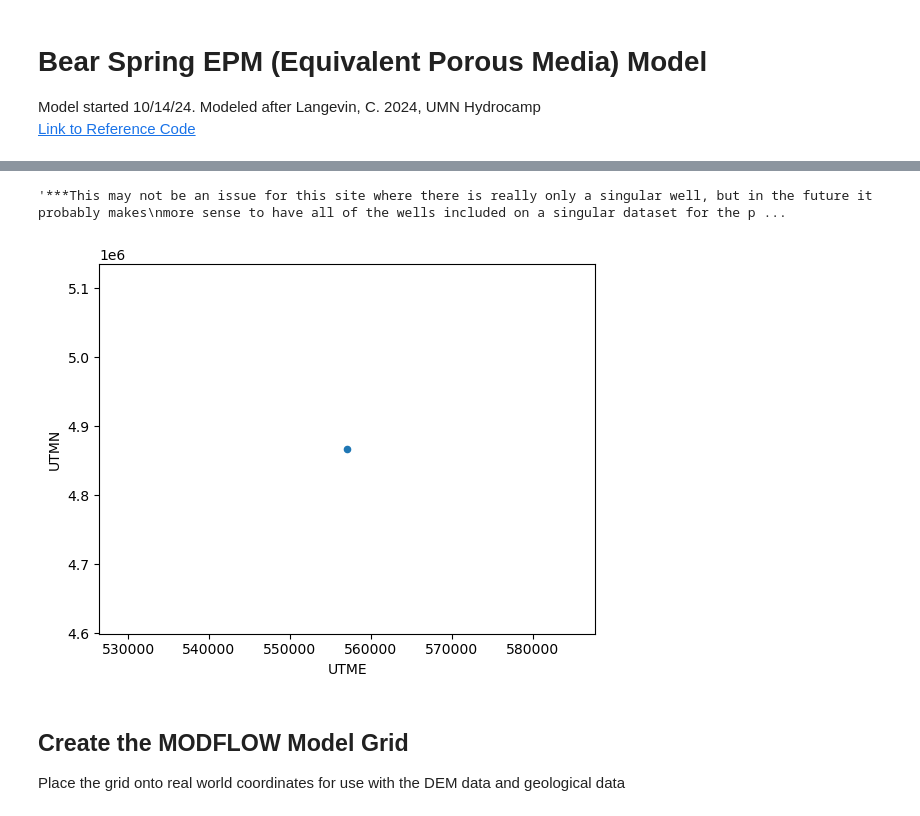
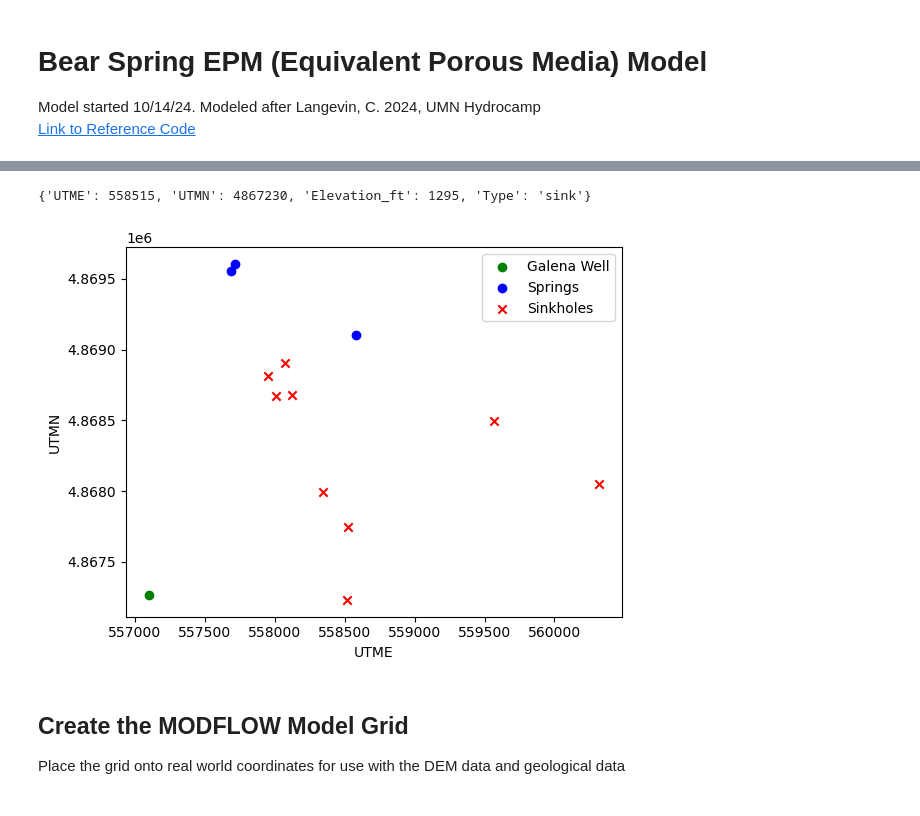
Before and after one commit to Csaucer/BearSpringUMN, a Jupyter notebook: EPM/EPM.ipynb, the cells around one changed output, grey strips where cells are left out. Cells and saved outputs as stored; diff of their text form; code cells hidden in the pictures.

Commit message:
Added in karst feature points of springs and sinkholes, re-adjusted the grid to contain the aforementioned features.

```diff
--- a/EPM/EPM.ipynb
+++ b/EPM/EPM.ipynb
@@ -25,6 +26,11 @@ Import DTW in Galena Well
 #Import the metadata for the Galena well (Mostly location data)
 f = pl.Path('./data/galena_well_metadata_USGS.csv')
 galena_df = pd.read_csv(f)
+
+#Import the spring and sinkhole data
+f = pl.Path("./data/karst_features.csv")
+karst_df = pd.read_csv(f)
+karst_df = karst_df.set_index("ID")# set the index for the karst_df dataframe to be based on the name of the feature ID
 
 #Set the path to the USGS datafile
 f = pl.Path("./data/galena_well_12_19_23_8_13_24_USGS.csv")
@@ -44,15 +50,16 @@ gwElev_df = gwElev_df.drop(gwElev_df.index[0]).reset_index(drop=True)
 #Import water temperature data
 gwTemp_df = pd.read_csv(f, usecols = ['datetime', 'Wtemp_C'])
 gwTemp_df = gwTemp_df.drop(gwTemp_df.index[0]).reset_index(drop=True)
-
-
-'''**It may make more sense, in hindsight, to have the timeseries data all together? And maybe with all of the well
-metadata as well'''
-
-'''***This may not be an issue for this site where there is really only a singular well, but in the future it probably makes
-more sense to have all of the wells included on a singular dataset for the purposes of iteration and oragnization'''
-# %% [output]
-'***This may not be an issue for this site where there is really only a singular well, but in the future it probably makes\nmore sense to have all of the wells included on a singular dataset for the p ...
+# %%
+#create a fxn to return a dictionary of spring and sinkhole attributes
+
+def get_karst_data(ID):
+    return karst_df.loc[ID].to_dict()
+
+#Test the above function
+get_karst_data('55D54')
+# %% [output]
+{'UTME': 558515, 'UTMN': 4867230, 'Elevation_ft': 1295, 'Type': 'sink'}
 # %%
 #Convert the Latt and Long to UTM easting and UTM northing using NAD88
 to_UTM = Proj(proj='utm', zone = 15, ellps='WGS84') #define a function to convert the Latt/Long data into UTME and UTMN (For SE Minnesota, the UTM zone is 15)
@@ -72,11 +79,33 @@ gwElev_df['GW_lvl_NAVD_m'] = gwElev_df['GW_lvl_NAVD'] * 0.3048
 #DTW_df.head()
 #gwElev_df.head()
 #gwTemp_df.head()
-# %%
-#Plot the location of the Galena well
-ax = galena_df.plot.scatter(x='UTME', y='UTMN')
-# %% [output]
-[figure, removed]
+# %%
+#Plot the location of the Galena well and Karst Features
+# Assuming 'FeatureType' column differentiates springs and sinkholes in karst_df
+springs = karst_df[karst_df['Type'] == 'spring']
+sinkholes = karst_df[karst_df['Type'] == 'sink']
+
+# Create a figure and axes
+fig, ax = plt.subplots()
+
+# Plot galena_df
+ax.scatter(galena_df['UTME'], galena_df['UTMN'], color='green', label='Galena Well')
+
+# Plot springs with green markers
+ax.scatter(springs['UTME'], springs['UTMN'], color='blue', marker='o', label='Springs')
+
+# Plot sinkholes with red markers
+ax.scatter(sinkholes['UTME'], sinkholes['UTMN'], color='red', marker='x', label='Sinkholes')
+
+# Add labels and legend
+ax.set_xlabel('UTME')
+ax.set_ylabel('UTMN')
+ax.legend()
+
+# Show the plot
+plt.show()
+# %% [output]
+[figure, added]
 # %% [markdown]
 ## Create the MODFLOW Model Grid
 
```
Also changed, not shown: parts of 5 cells of this notebook, 2 other files.
